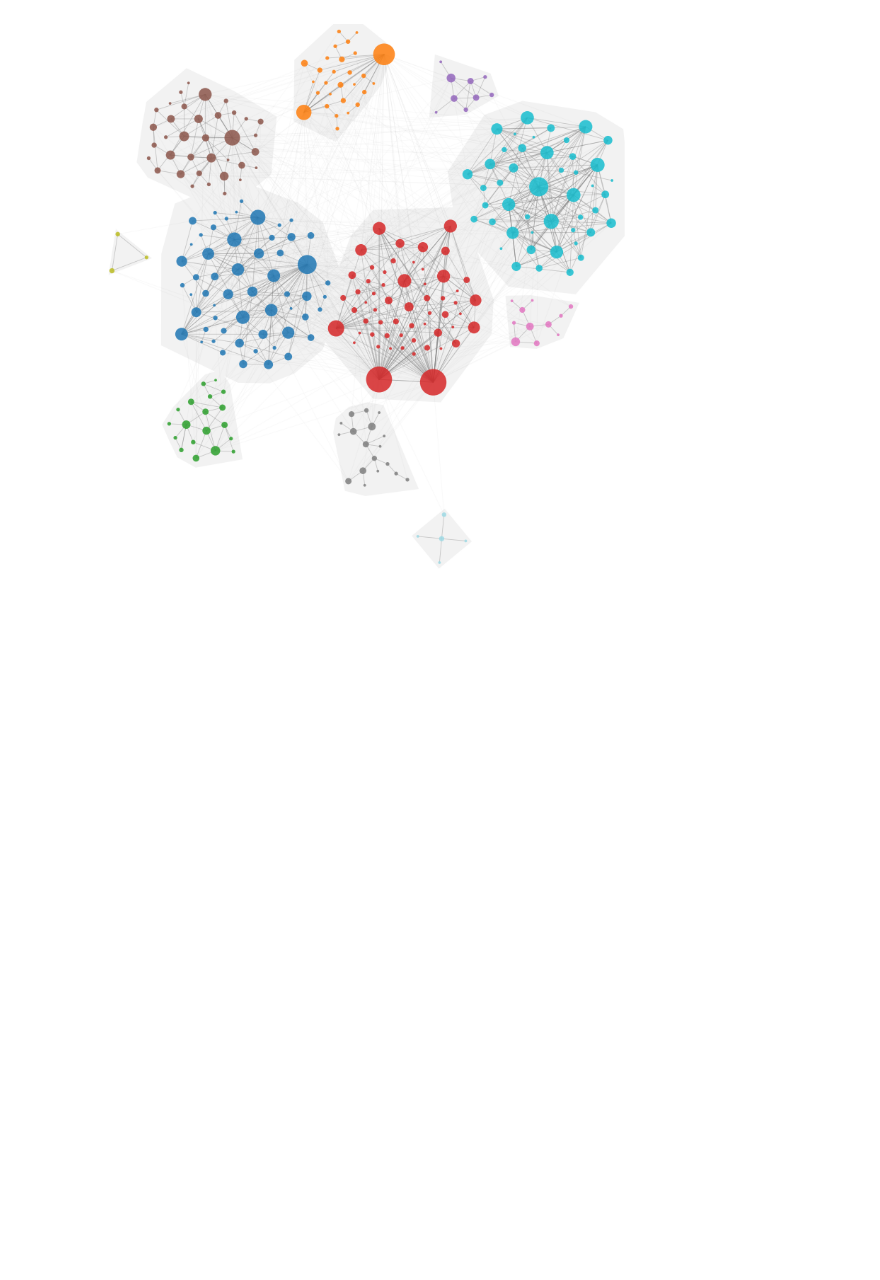
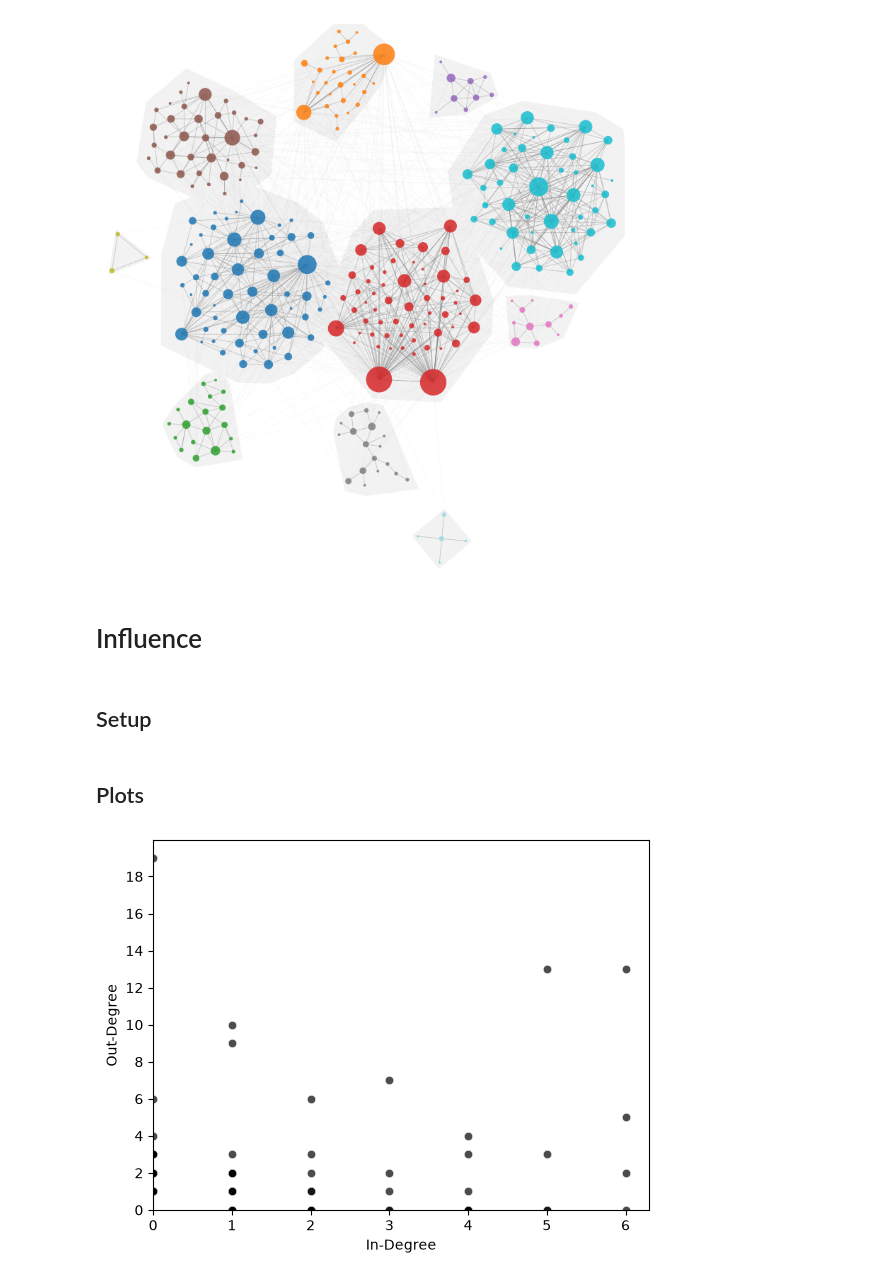
Before and after one commit to IgnacioOQ/e_network_inequality, a Jupyter notebook: playground_hein.ipynb, the cells around one changed output. Drawn from its saved outputs; the diff is of its cells as text; code cells hidden in the pictures; blank space fills up the shorter version.

```diff
--- a/playground_hein.ipynb
+++ b/playground_hein.ipynb
@@ -412,3 +441,7 @@ plt.savefig("results/tobacco_network_clusters_colored.png", dpi=300, bbox_inches
 plt.show()
 # %% [output]
 [figure]
+# %% [markdown]
+# Influence
+# %% [markdown]
+## Setup
@@ -414,0 +454,33 @@ plt.show()
+# %%
+with open("networks/citation_data/pud_network.pkl", "rb") as f:
+    pud_network = pd.read_pickle(f)
+
+with open("networks/citation_data/tobacco_network.pkl", "rb") as f:
+    tobacco_network = pd.read_pickle(f)
+
+with open("networks/citation_data/ego_network.pkl", "rb") as f:
+    ego_network = pd.read_pickle(f)
+# %%
+def influence_plot(
+    network: nx.DiGraph,
+):
+    in_degrees = dict(network.in_degree())
+    out_degrees = dict(network.out_degree())
+    fig = sns.scatterplot(
+        x=list(in_degrees.values()),
+        y=list(out_degrees.values()),
+        color="black",
+        alpha=0.7,
+    )
+    fig.yaxis.set_major_locator(MaxNLocator(integer=True))
+    fig.set_ylim(bottom=0)
+    fig.set_xlim(left=0)
+    fig.set_xlabel("In-Degree")
+    fig.set_ylabel("Out-Degree")
+    plt.show()
+# %% [markdown]
+## Plots
+# %%
+influence_plot(pud_network)
+# %% [output]
+[figure, added]
```
Also changed, not shown: parts of 17 cells of this notebook.
